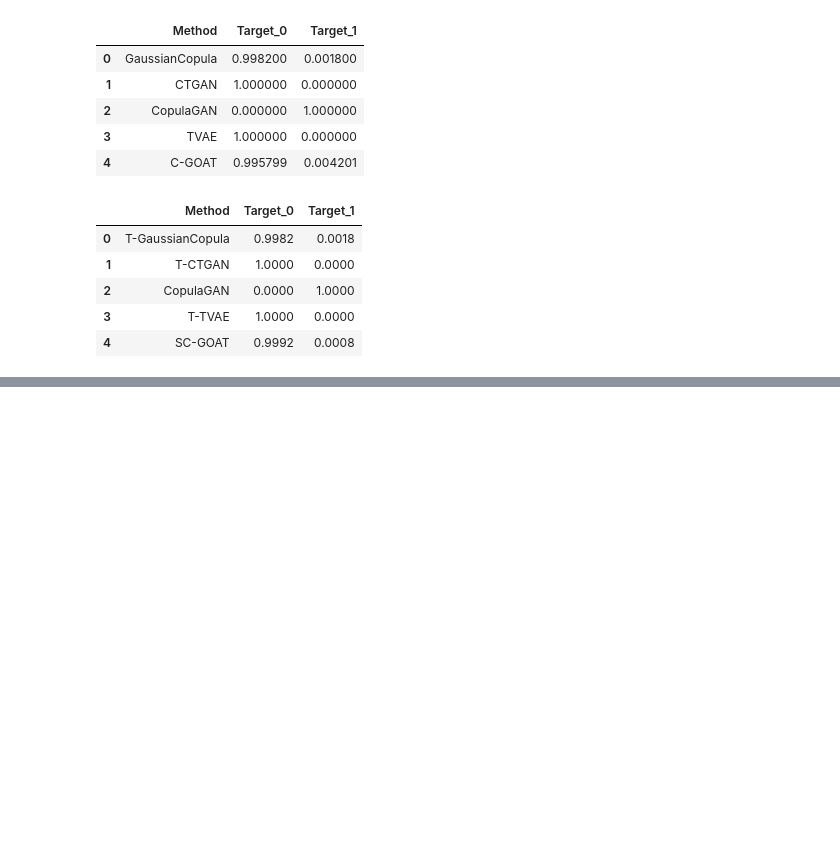
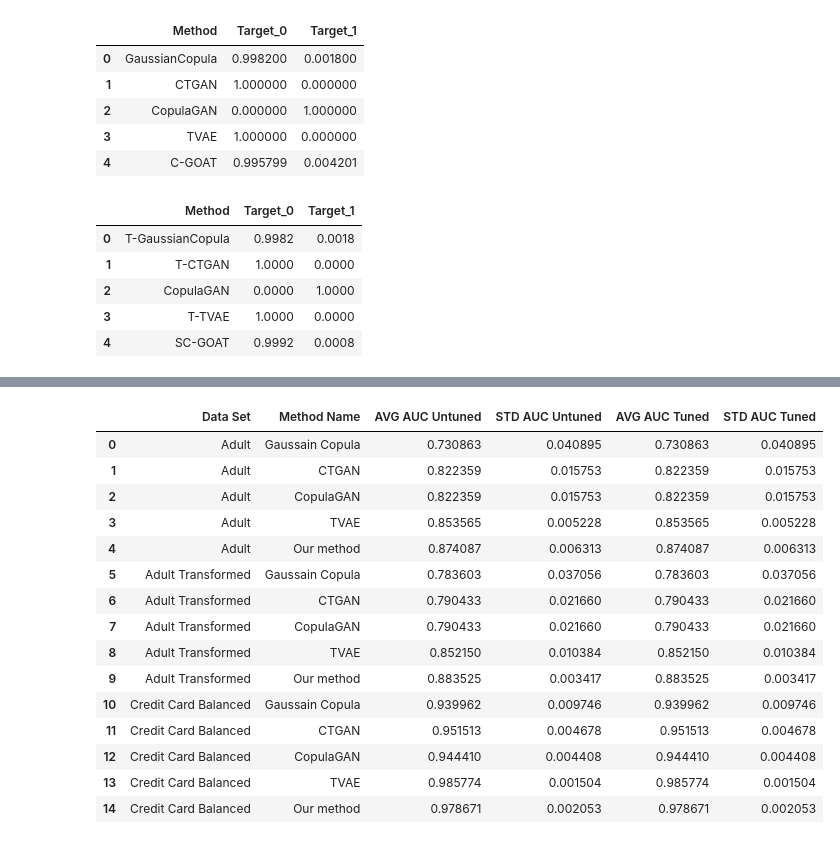
Before and after one commit to shinnasa/SC-GOAT, a Jupyter notebook: code/CollectResults.ipynb, the cells around one changed output, grey strips where cells are left out. Cells and saved outputs as stored; diff of their text form; code cells hidden in the pictures; blank space fills up the shorter version.

```diff
--- a/code/CollectResults.ipynb
+++ b/code/CollectResults.ipynb
@@ -2036,0 +2066,12 @@ pd_tuned_results
+# %%
+#UNTUNED RESULTS ADULT ENCODED
+encoded_adult_untuned_all_results_AUC_file_name = outpath_data_results + prefix_adult_encoded_untuned +  'all_results_AUC_file_name.csv'
+encoded_adult_untuned_average_std_AUC_file_name = outpath_data_results + prefix_adult_encoded_untuned +  'average_std_AUC_file_name.csv'
+encoded_adult_untuned_all_results_pd = pd.read_csv(adult_encoded_untuned_all_results_AUC_file_name)
+encoded_adult_untuned_average_std_AUC_pd = pd.read_csv(adult_encoded_untuned_average_std_AUC_file_name)
+
+# #TUNED RESULTS ADULT ENCODED
+# encoded_adult_tuned_all_results_AUC_file_name = outpath_data_results + prefix_adult_encoded_tuned +  'all_results_AUC_file_name.csv'
+# encoded_adult_tuned_average_std_AUC_file_name = outpath_data_results + prefix_adult_encoded_tuned +  'average_std_AUC_file_name.csv'
+# encoded_adult_tuned_all_results_pd = pd.read_csv(adult_encoded_tuned_all_results_AUC_file_name)
+# encoded_adult_tuned_average_std_AUC_pd = pd.read_csv(adult_encoded_tuned_average_std_AUC_file_name)
@@ -2036,0 +2387,19 @@ pd_tuned_results
+# %%
+df_results_average_std_AUC
+# %% [output]
+|  | Data Set | Method Name | AVG AUC Untuned | STD AUC Untuned | AVG AUC Tuned | STD AUC Tuned |
+| 0 | Adult | Gaussain Copula | 0.730863 | 0.040895 | 0.730863 | 0.040895 |
+| 1 | Adult | CTGAN | 0.822359 | 0.015753 | 0.822359 | 0.015753 |
+| 2 | Adult | CopulaGAN | 0.822359 | 0.015753 | 0.822359 | 0.015753 |
+| 3 | Adult | TVAE | 0.853565 | 0.005228 | 0.853565 | 0.005228 |
+| 4 | Adult | Our method | 0.874087 | 0.006313 | 0.874087 | 0.006313 |
+| 5 | Adult Transformed | Gaussain Copula | 0.783603 | 0.037056 | 0.783603 | 0.037056 |
+| 6 | Adult Transformed | CTGAN | 0.790433 | 0.021660 | 0.790433 | 0.021660 |
+| 7 | Adult Transformed | CopulaGAN | 0.790433 | 0.021660 | 0.790433 | 0.021660 |
+| 8 | Adult Transformed | TVAE | 0.852150 | 0.010384 | 0.852150 | 0.010384 |
+| 9 | Adult Transformed | Our method | 0.883525 | 0.003417 | 0.883525 | 0.003417 |
+| 10 | Credit Card Balanced | Gaussain Copula | 0.939962 | 0.009746 | 0.939962 | 0.009746 |
+| 11 | Credit Card Balanced | CTGAN | 0.951513 | 0.004678 | 0.951513 | 0.004678 |
+| 12 | Credit Card Balanced | CopulaGAN | 0.944410 | 0.004408 | 0.944410 | 0.004408 |
+| 13 | Credit Card Balanced | TVAE | 0.985774 | 0.001504 | 0.985774 | 0.001504 |
+| 14 | Credit Card Balanced | Our method | 0.978671 | 0.002053 | 0.978671 | 0.002053 |
```
Also changed, not shown: parts of 14 cells of this notebook, 3 other files.
